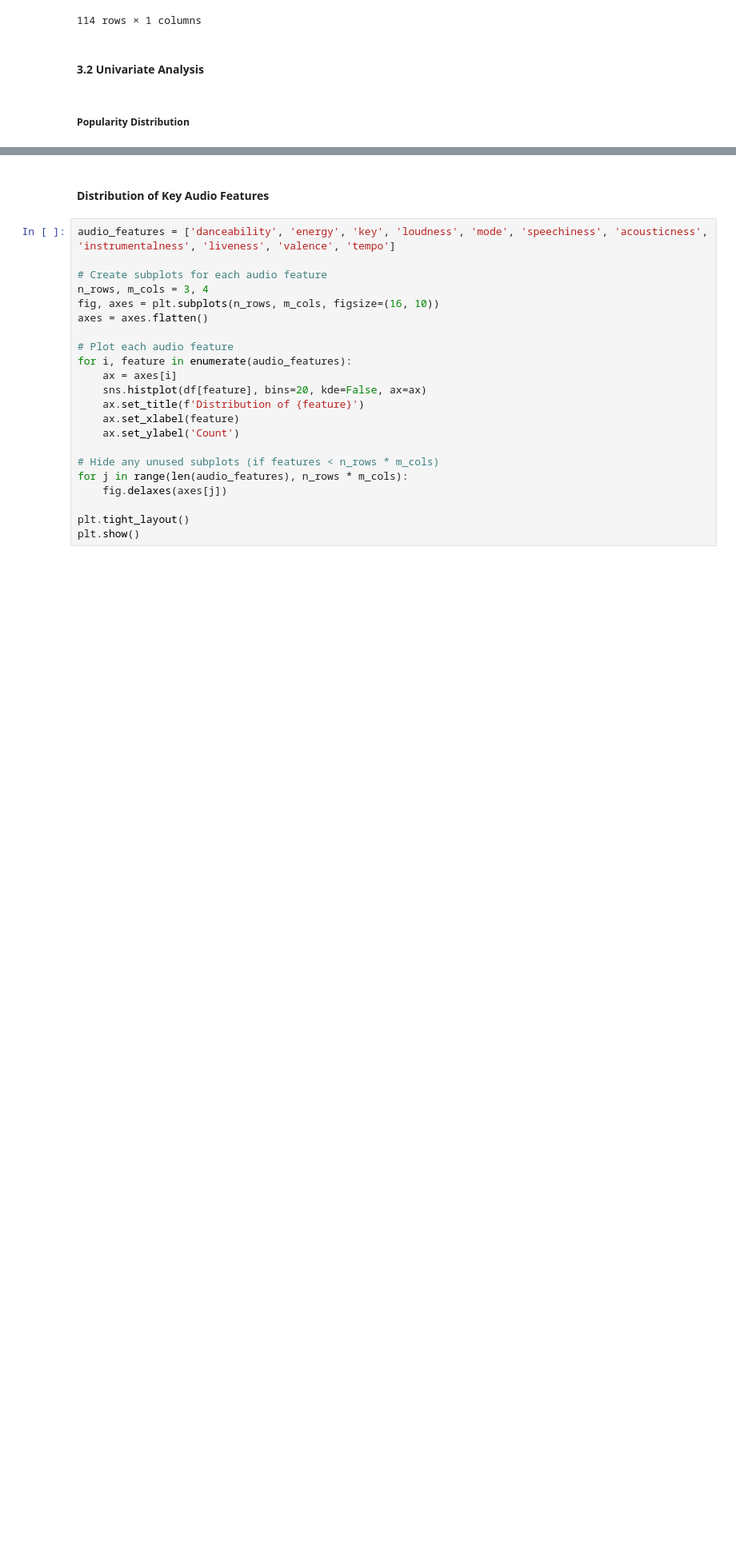
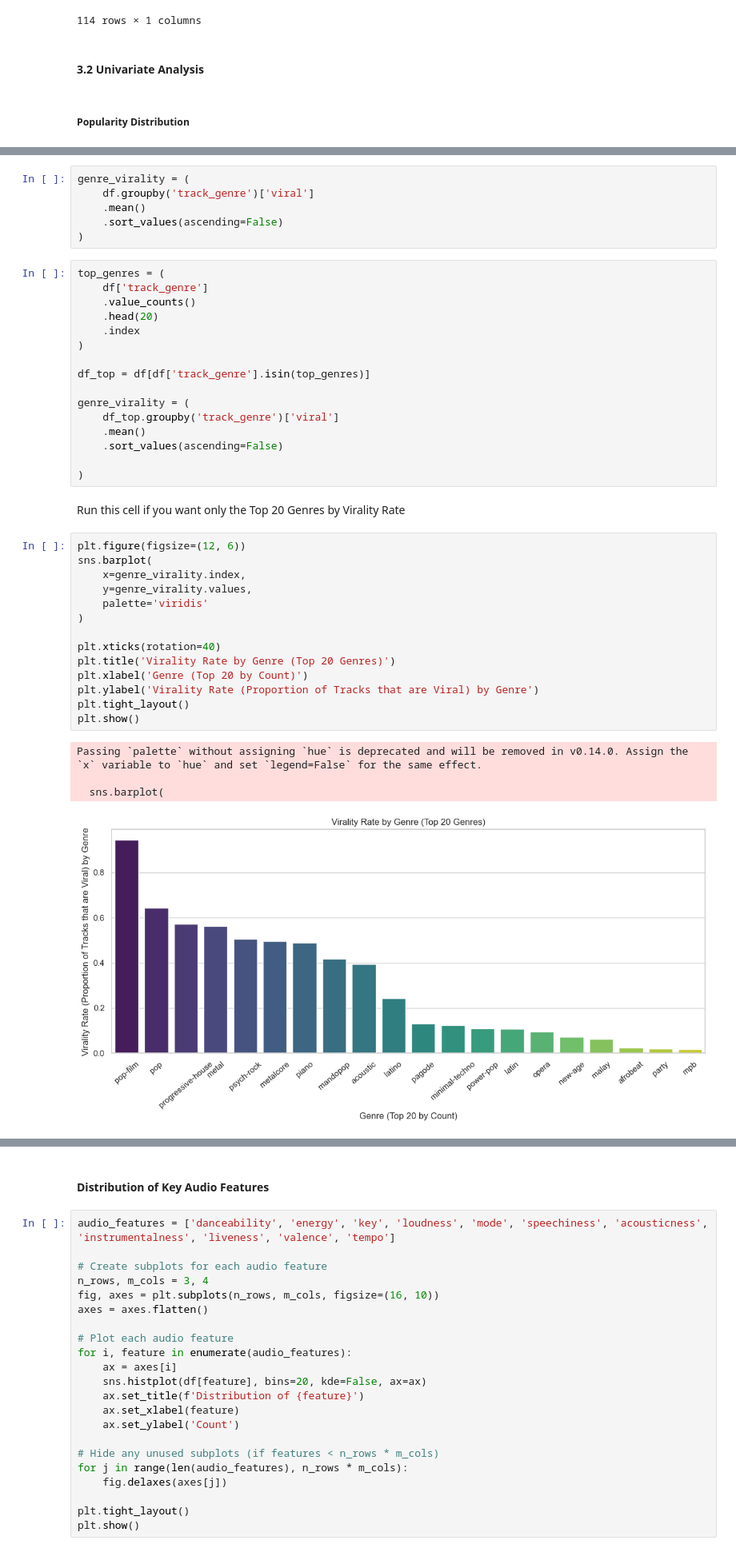
Before and after one commit to vancenceho/viral-content-predictor, a Jupyter notebook: notebooks/01_spotify_eda.ipynb, the cells around one changed output, grey strips where cells are left out. Shown at 80% size. Drawn from its saved outputs; the diff is of its cells as text; blank space fills up the shorter version.

Commit message:
feat: add new eda plots

```diff
--- a/notebooks/01_spotify_eda.ipynb
+++ b/notebooks/01_spotify_eda.ipynb
@@ -224,0 +227,43 @@ plt.show()
+# %%
+genre_virality = (
+    df.groupby('track_genre')['viral']
+    .mean()
+    .sort_values(ascending=False)
+)
+# %%
+top_genres = (
+    df['track_genre']
+    .value_counts()
+    .head(20)
+    .index
+)
+
+df_top = df[df['track_genre'].isin(top_genres)]
+
+genre_virality = (
+    df_top.groupby('track_genre')['viral']
+    .mean()
+    .sort_values(ascending=False)
+
+)
+# %% [markdown]
+Run this cell if you want only the Top 20 Genres by Virality Rate
+# %%
+plt.figure(figsize=(12, 6))
+sns.barplot(
+    x=genre_virality.index,
+    y=genre_virality.values,
+    palette='viridis'
+)
+
+plt.xticks(rotation=40)
+plt.title('Virality Rate by Genre (Top 20 Genres)')
+plt.xlabel('Genre (Top 20 by Count)')
+plt.ylabel('Virality Rate (Proportion of Tracks that are Viral) by Genre')
+plt.tight_layout()
+plt.show()
+# %% [output]
+Passing `palette` without assigning `hue` is deprecated and will be removed in v0.14.0. Assign the `x` variable to `hue` and set `legend=False` for the same effect.
+
+  sns.barplot(
+[figure, added]
```
Also changed, not shown: parts of 27 cells of this notebook.
